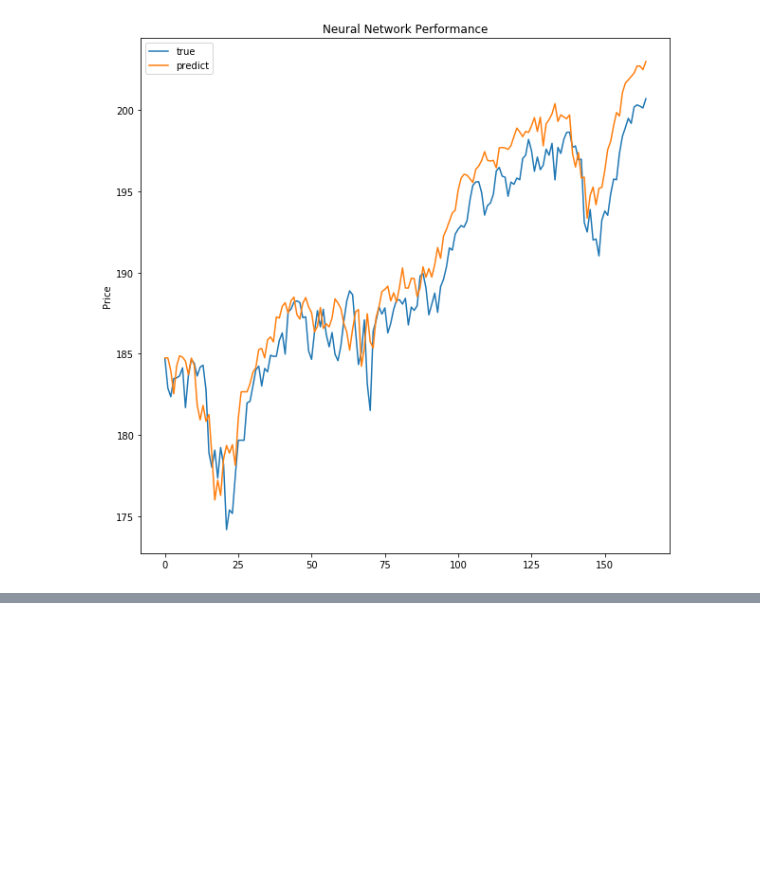
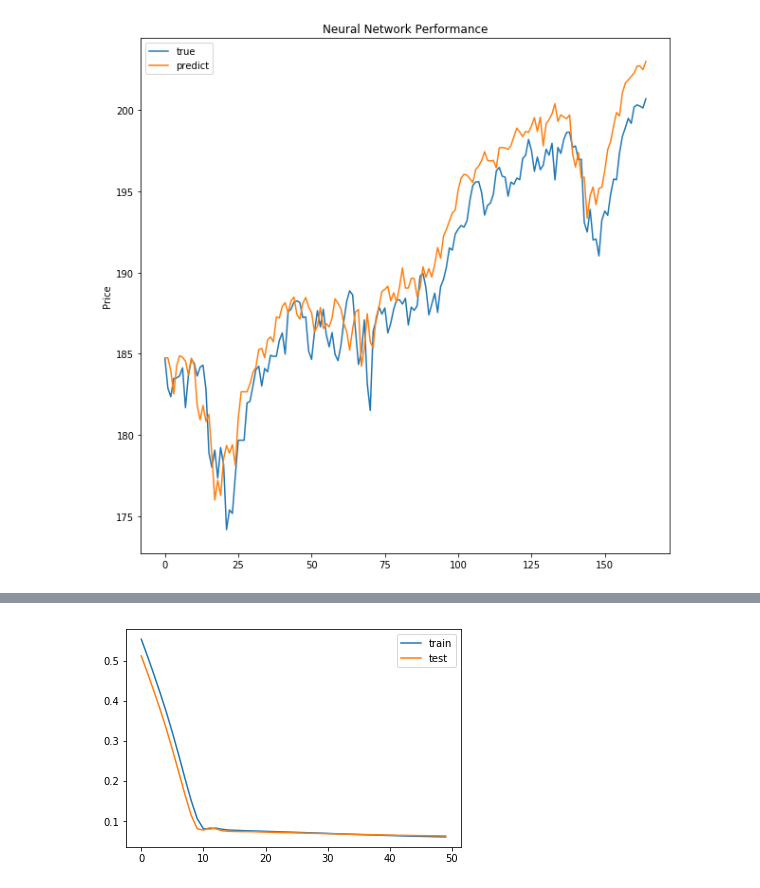
Before and after one commit to a20180502/stock_market_prediction_SP500, a Jupyter notebook: dump4_recurring_neural_networks.ipynb, the cells around one changed output, grey strips where cells are left out. Drawn from its saved outputs; the diff is of its cells as text; code cells hidden in the pictures; blank space fills up the shorter version.

Commit message:
tried stationary dataset

```diff
--- a/dump4_recurring_neural_networks.ipynb
+++ b/dump4_recurring_neural_networks.ipynb
@@ -296,0 +339,2 @@ I'm sorry this was the funniest picture I had'
+# %%
+stationarydf = pd.concat([signal_log_dif,price_log_dif], axis=1)
@@ -296,0 +374,23 @@ I'm sorry this was the funniest picture I had'
+# %%
+lagged_stationary_df= series_to_supervised(scaled_data)
+#Drop current signal column, it is unneeded
+lagged_stationary_df.drop(lagged_stationary_df.columns[[2]], axis=1, inplace=True)
+lagged_stationary_df.columns = ['lagged_signal', 'last_price', 'current_price']
+# %%
+
+#Split into training and test sets
+
+values = lagged_stationary_df.values
+#Yse 75% of our data
+
+n_train_hours = int(.75 * len(values))
+train = values[:n_train_hours, :]
+test = values[n_train_hours:, :]
+# split into input and outputs
+train_X, train_y = train[:, :-1], train[:, -1]
+test_X, test_y = test[:, :-1], test[:, -1]
+# reshape input to be 3D [samples, timesteps, features]
+# This is required for our neural network
+train_X = train_X.reshape((train_X.shape[0], 1, train_X.shape[1]))
+test_X = test_X.reshape((test_X.shape[0], 1, test_X.shape[1]))
+print(train_X.shape, train_y.shape, test_X.shape, test_y.shape)
@@ -296,0 +399,13 @@ I'm sorry this was the funniest picture I had'
+# %%
+from keras.models import Sequential
+from keras.layers import Dense
+from keras.layers import LSTM
+# neural network
+model = Sequential()
+#Use the Long Short Term Memory NN
+#input is time step, (lagged signal, price)
+model.add(LSTM(50, input_shape=(train_X.shape[1],train_X.shape[2])))
+model.add(Dense(1))
+model.compile(loss='mae', optimizer='adam')
+# fit network
+history = model.fit(train_X, train_y, epochs=50, batch_size=72, validation_data=(test_X, test_y), verbose=2, shuffle=False)
@@ -296,0 +431,8 @@ I'm sorry this was the funniest picture I had'
+# %%
+#Show important statistics regarding the NN
+plt.plot(history.history['loss'], label='train')
+plt.plot(history.history['val_loss'], label='test')
+plt.legend()
+plt.show()
+# %% [output]
+[figure, added]
```
Also changed, not shown: parts of 21 cells of this notebook.
